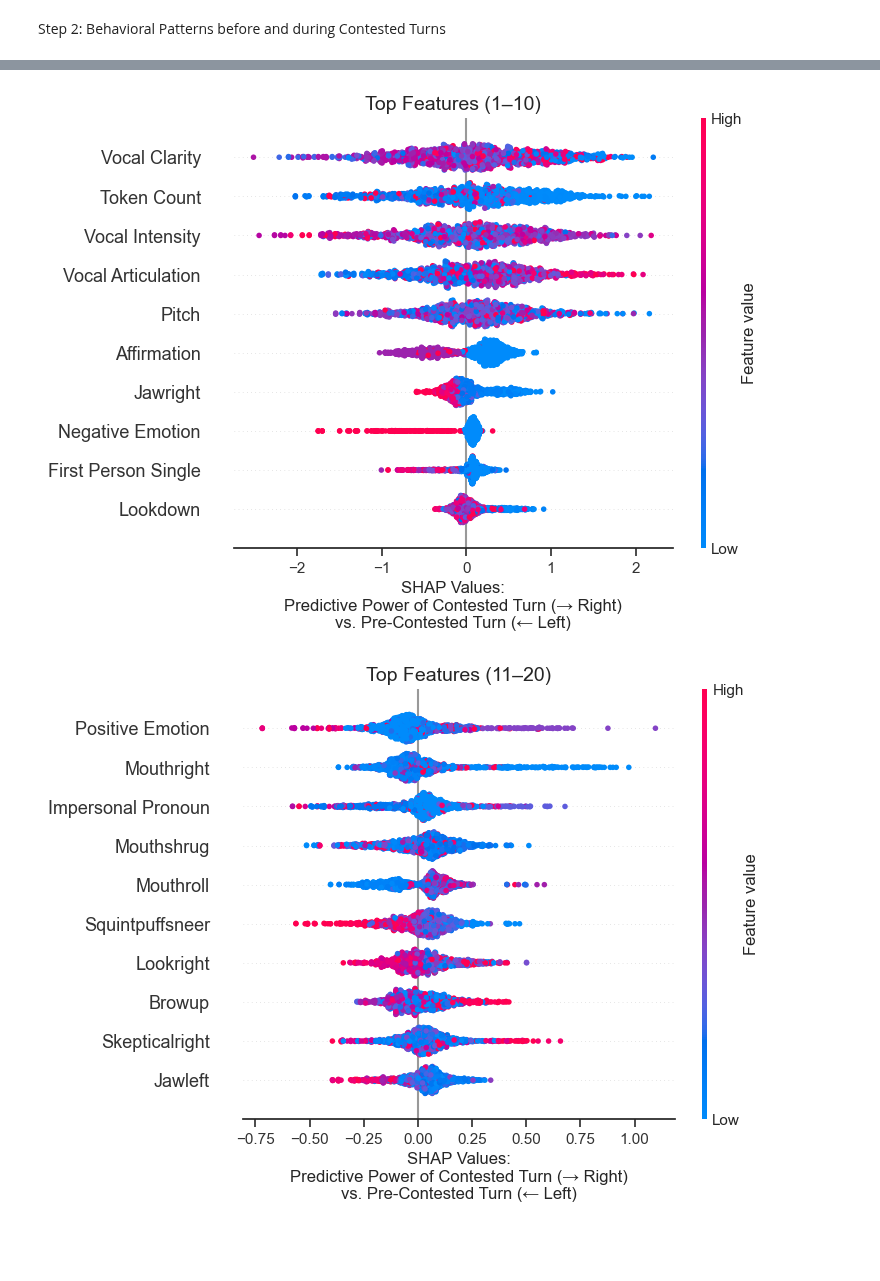
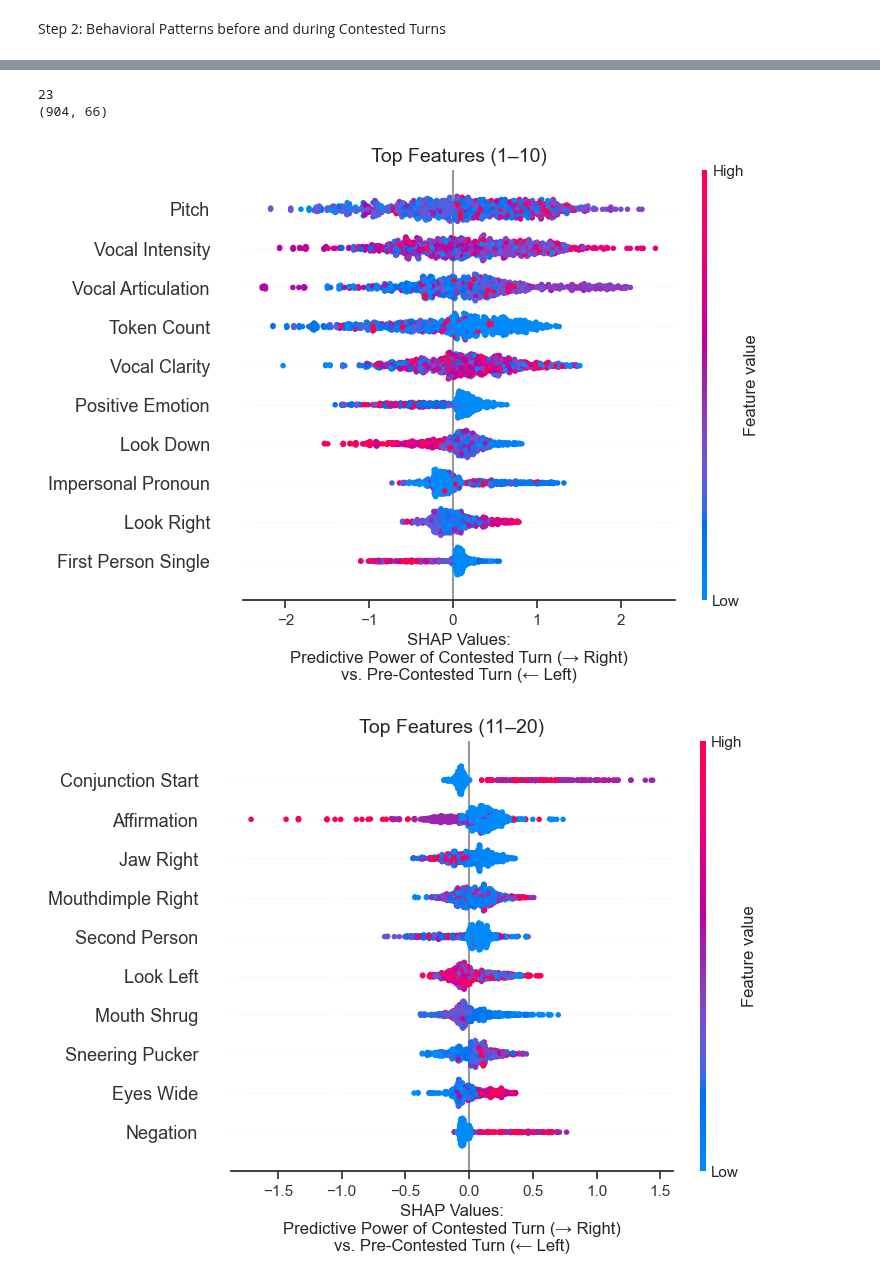
Before and after one commit to bbevis/Con2vec, a Jupyter notebook: Python/main_results.ipynb, the cells around one changed output, grey strips where cells are left out. Saved outputs shown, nothing was run; the diff lists cells and outputs as text; code cells hidden in the pictures; blank space fills up the shorter version.

```diff
--- a/Python/main_results.ipynb
+++ b/Python/main_results.ipynb
@@ -174,9 +175,17 @@ def analyze_pre_contested_behaviors(df, negotiation_category, n_prior_turns=2):
     # SHAP summary plot
     # Identify modality for each feature
     vocal_feats = ["Pitch", "Vocal Intensity", "Vocal Articulation", "Vocal Clarity"]
-    facial_feats = ["Squint Puff Sneer", "Compressed Contortion", "Brow Up", "Cheek Puff Sneer", "Blink", "Look Down", "Look Right", "Look Left", "Look Up", "Blink Right", "Eyes Wide", "Open Mouth", "Jaw Left", "Jaw Right", "Mouthclose Openjaw", "Mouthdimple Left", "Mouthdimple Right", "Skeptical Right", "Sneering Pucker", "Mouth Right", "Mouth Roll", "Mouth Shrug", "Smile"]
+    facial_feats = ["Squint Puff Sneer", "Compressed Contortion", "Brow Up", "Cheek Puff Sneer",
+                    "Blink", "Look Down", "Look Right", "Look Left", "Look Up", "Blink Right",
+                    "Eyes Wide", "Open Mouth", "Jaw Left", "Jaw Right", "Mouthclose_Openjaw",
+                    "Mouthdimple Left", "Mouthdimple Right", "Skeptical Right", "Sneering Pucker",
+                    "Mouth Right", "Mouth Roll", "Mouth Shrug", "Smile"]
+
+    print(len(facial_feats))
 
     X_formatted = X.copy()
+
+    print(X_formatted.shape)
 
     # Split top and bottom features for side-by-side presentation
     mean_abs_shap = np.abs(shap_values.values).mean(axis=0)
@@ -245,15 +254,17 @@ def analyze_pre_contested_behaviors(df, negotiation_category, n_prior_turns=2):
 # Example usage:
 # analyze_pre_contested_behaviors(df, negotiation_category="Functional Tension", n_prior_turns=2)
 # %%
-analyze_pre_contested_behaviors(df, negotiation_category="Shallow Exploration", n_prior_turns=2)
+analyze_pre_contested_behaviors(df, negotiation_category="Functional Tension", n_prior_turns=1)
 # %% [output]
 A value is trying to be set on a copy of a slice from a DataFrame.
 Try using .loc[row_indexer,col_indexer] = value instead
 
 See the caveats in the documentation: https://pandas.pydata.org/pandas-docs/stable/user_guide/indexing.html#returning-a-view-versus-a-copy
   contested_df['Label'] = 'Contested'
 Parameters: { "use_label_encoder" } are not used.
 
   warnings.warn(smsg, UserWarning)
+23
+(904, 66)
-[figure, old version]
+[figure, new version]
-[figure, old version]
+[figure, new version]
```
Also changed, not shown: parts of 8 cells of this notebook, 3 other files.
